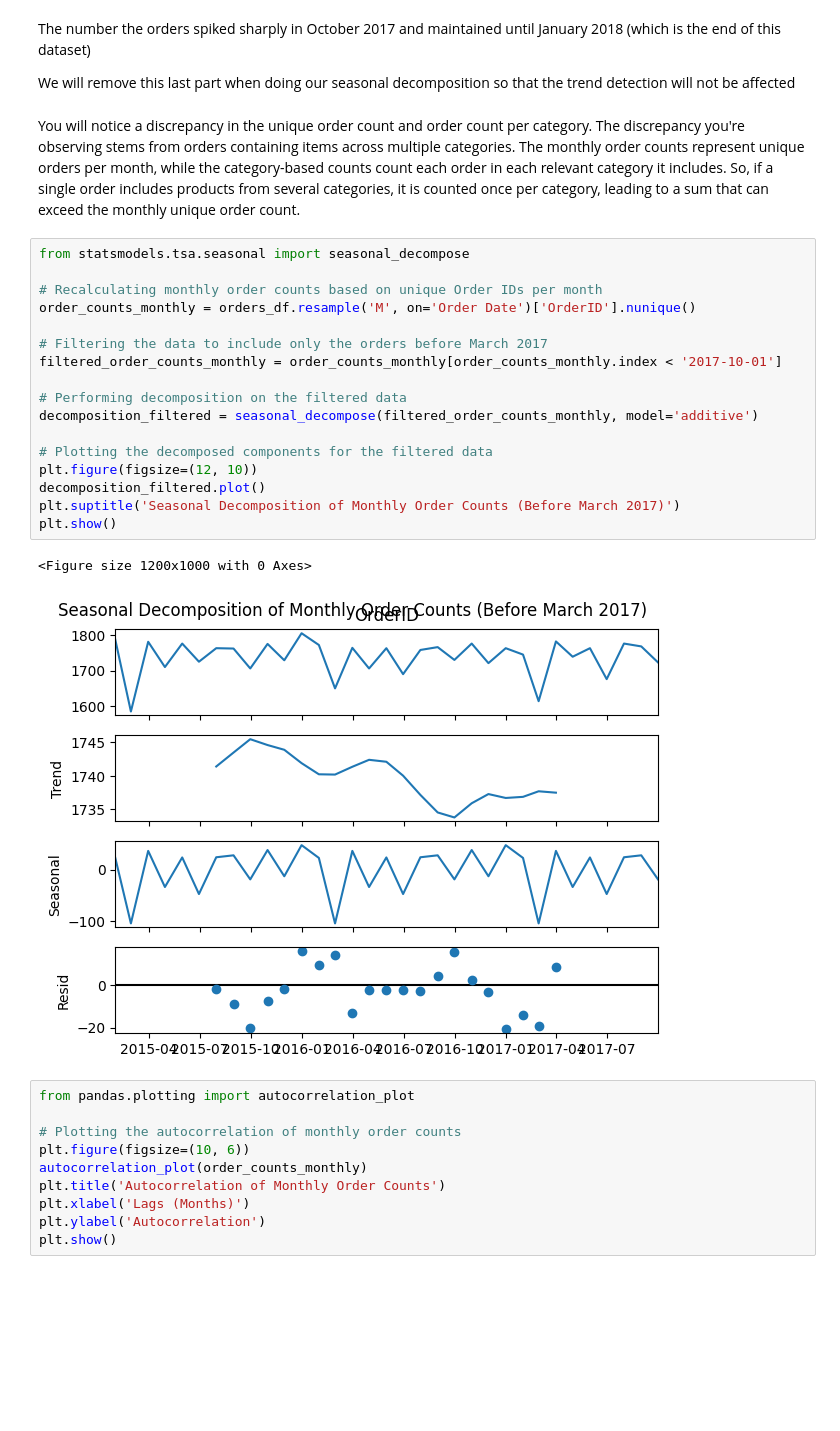
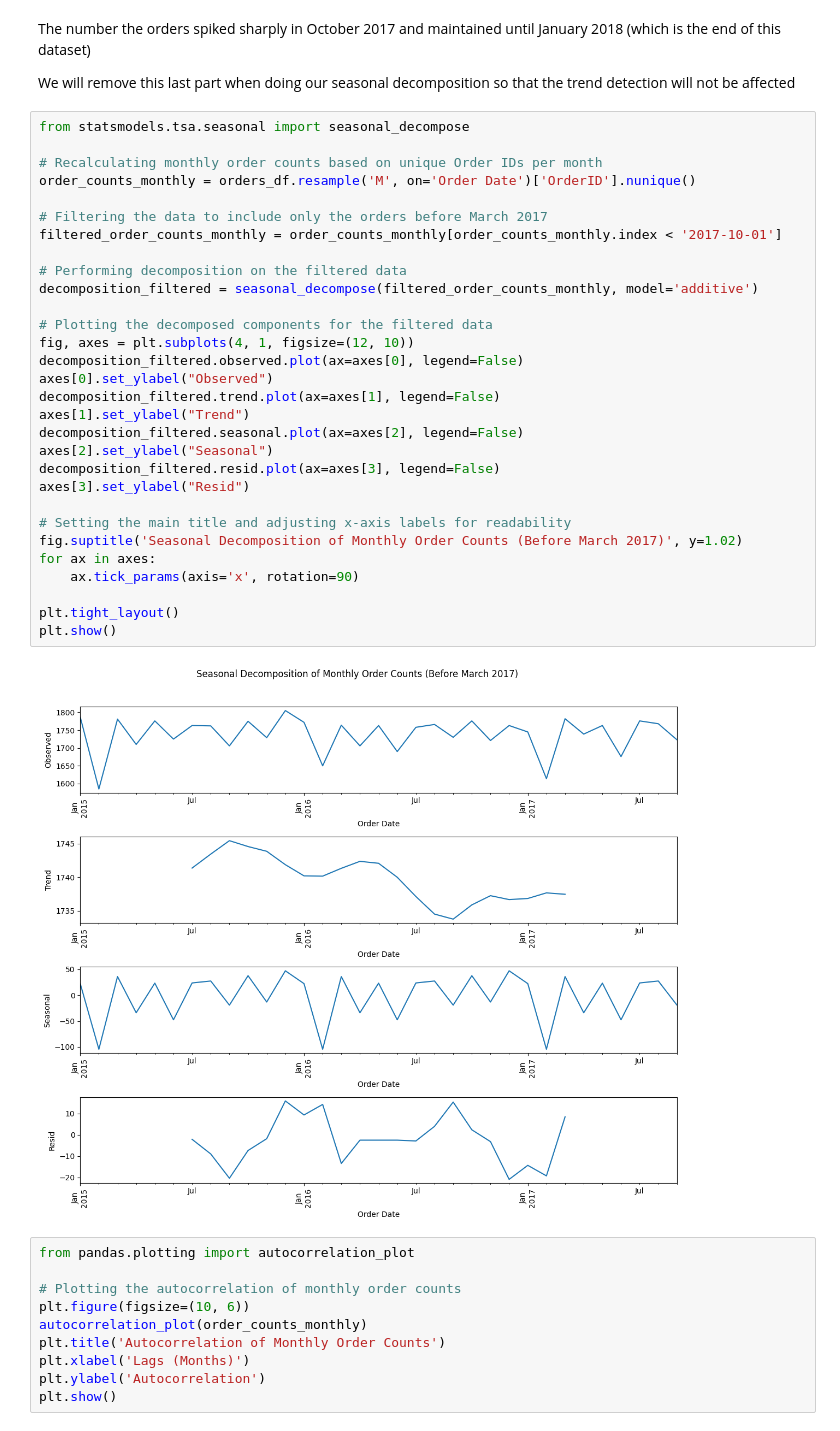
Before and after one commit to nltyh/DSA3101-Project, a Jupyter notebook: Customer Behaviour/QA1 EDA.ipynb, the cells around one changed output. Saved outputs shown, nothing was run; the diff lists cells and outputs as text; blank space fills up the shorter version.

```diff
--- a/Customer Behaviour/QA1 EDA.ipynb
+++ b/Customer Behaviour/QA1 EDA.ipynb
@@ -376,28 +448,38 @@ plt.show()
 The number the orders spiked sharply in October 2017 and maintained until January 2018 (which is the end of this dataset)
 
 We will remove this last part when doing our seasonal decomposition so that the trend detection will not be affected
-# %% [markdown]
-You will notice a discrepancy in the unique order count and order count per category. The discrepancy you're observing stems from orders containing items across multiple categories. The monthly order counts represent unique orders per month, while the category-based counts count each order in each relevant category it includes. So, if a single order includes products from several categories, it is counted once per category, leading to a sum that can exceed the monthly unique order count.
 # %%
 from statsmodels.tsa.seasonal import seasonal_decompose
 
 # Recalculating monthly order counts based on unique Order IDs per month
 order_counts_monthly = orders_df.resample('M', on='Order Date')['OrderID'].nunique()
 
 # Filtering the data to include only the orders before March 2017
 filtered_order_counts_monthly = order_counts_monthly[order_counts_monthly.index < '2017-10-01']
 
 # Performing decomposition on the filtered data
 decomposition_filtered = seasonal_decompose(filtered_order_counts_monthly, model='additive')
 
 # Plotting the decomposed components for the filtered data
-plt.figure(figsize=(12, 10))
-decomposition_filtered.plot()
-plt.suptitle('Seasonal Decomposition of Monthly Order Counts (Before March 2017)')
+fig, axes = plt.subplots(4, 1, figsize=(12, 10))
+decomposition_filtered.observed.plot(ax=axes[0], legend=False)
+axes[0].set_ylabel("Observed")
+decomposition_filtered.trend.plot(ax=axes[1], legend=False)
+axes[1].set_ylabel("Trend")
+decomposition_filtered.seasonal.plot(ax=axes[2], legend=False)
+axes[2].set_ylabel("Seasonal")
+decomposition_filtered.resid.plot(ax=axes[3], legend=False)
+axes[3].set_ylabel("Resid")
+
+# Setting the main title and adjusting x-axis labels for readability
+fig.suptitle('Seasonal Decomposition of Monthly Order Counts (Before March 2017)', y=1.02)
+for ax in axes:
+    ax.tick_params(axis='x', rotation=90)
+
+plt.tight_layout()
 plt.show()
 # %% [output]
-<Figure size 1200x1000 with 0 Axes>
-[figure, old version]
+[figure, new version]
 # %%
 from pandas.plotting import autocorrelation_plot
 
```
Also changed, not shown: parts of 33 cells of this notebook.
